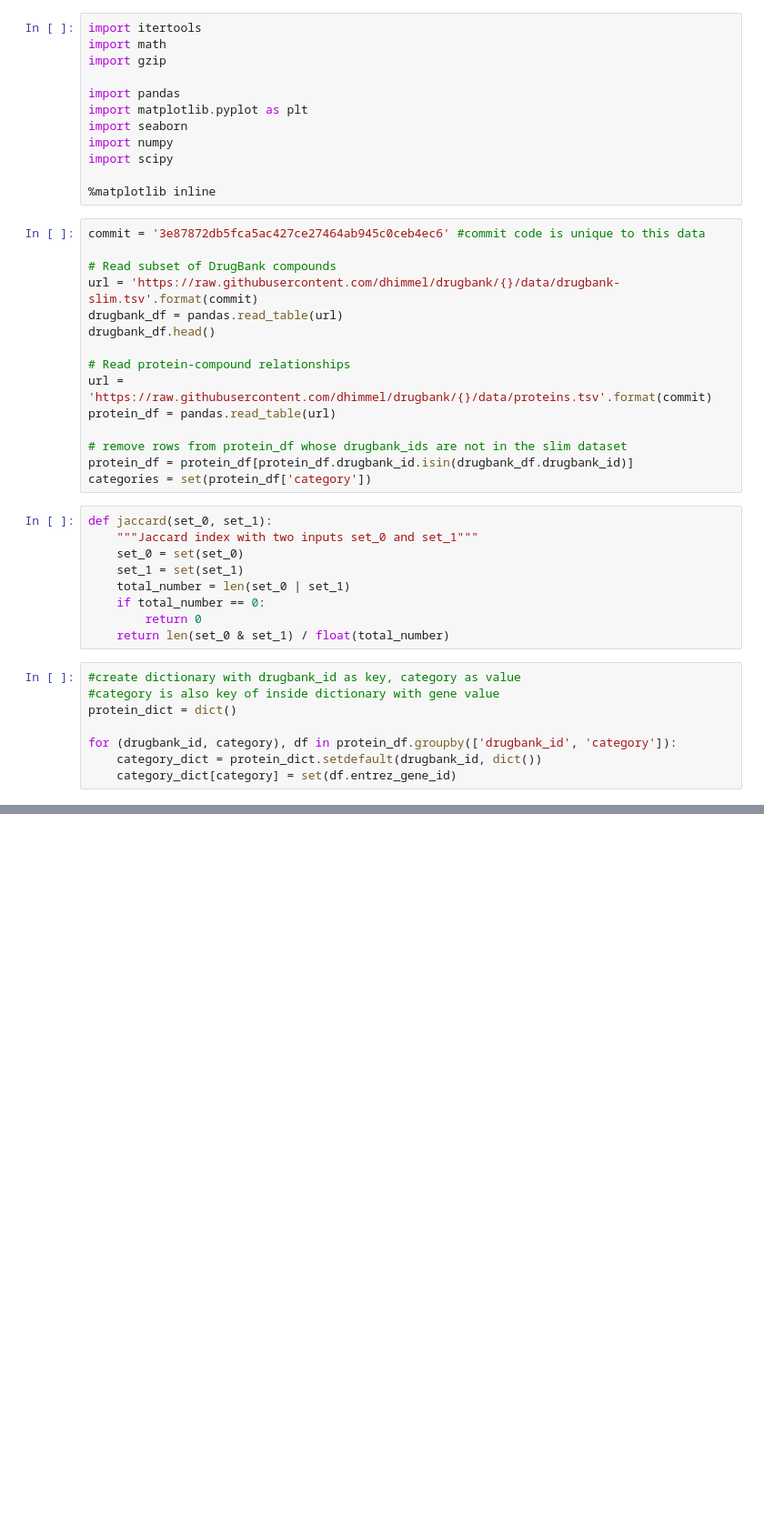
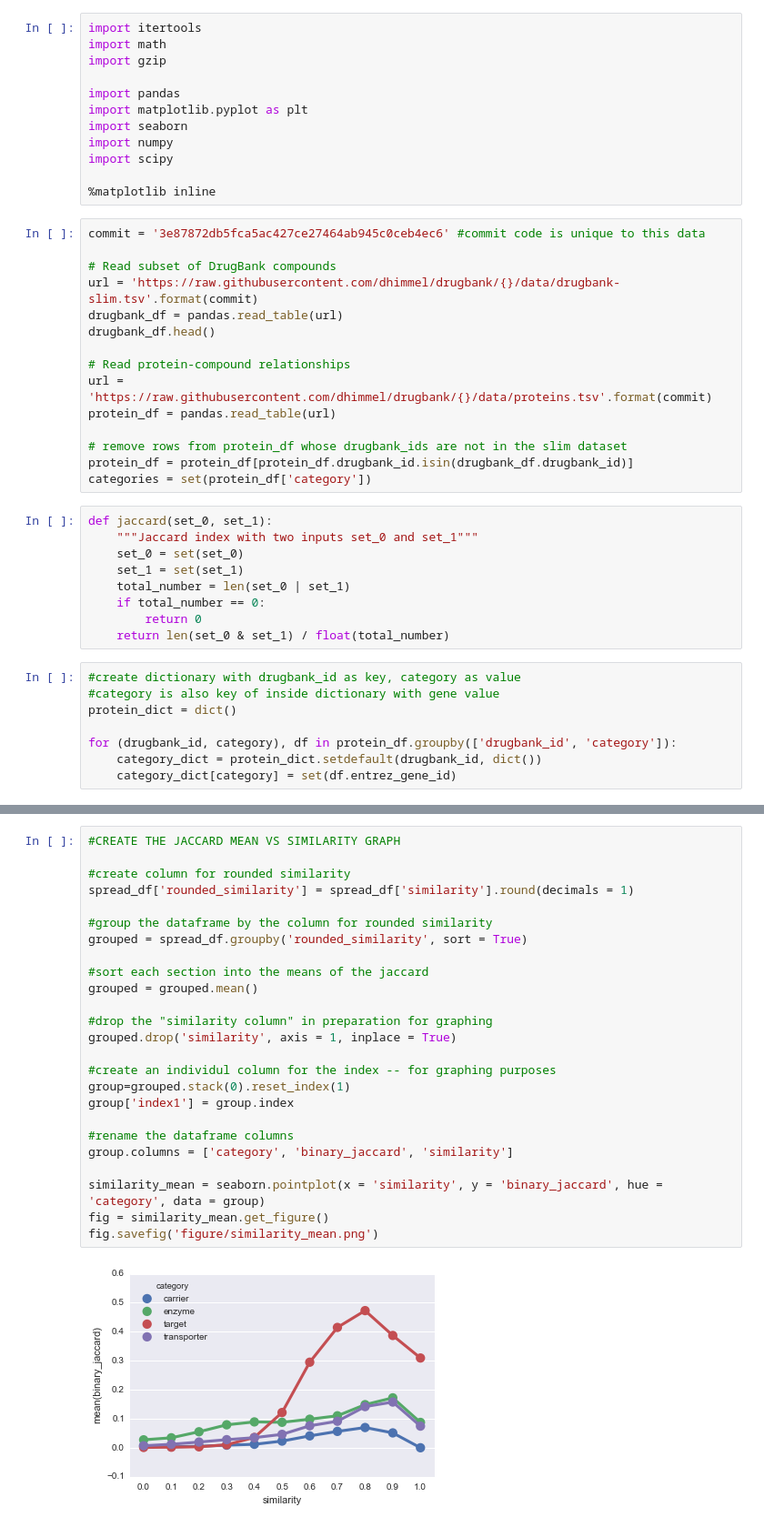
Before and after one commit to sabrinalchen/drugbank-similarity, a Jupyter notebook: similarities.ipynb, the cells around one changed output, grey strips where cells are left out. Shown at 91% size. Cells and saved outputs as stored; diff of their text form; blank space fills up the shorter version.

```diff
--- a/similarities.ipynb
+++ b/similarities.ipynb
@@ -76,0 +106,27 @@ short_spread_binary_df=spread_binary_df[list(categories)] #extract only category
+# %%
+#CREATE THE JACCARD MEAN VS SIMILARITY GRAPH
+
+#create column for rounded similarity
+spread_df['rounded_similarity'] = spread_df['similarity'].round(decimals = 1)
+
+#group the dataframe by the column for rounded similarity
+grouped = spread_df.groupby('rounded_similarity', sort = True)
+
+#sort each section into the means of the jaccard
+grouped = grouped.mean()
+
+#drop the "similarity column" in preparation for graphing
+grouped.drop('similarity', axis = 1, inplace = True)
+
+#create an individul column for the index -- for graphing purposes
+group=grouped.stack(0).reset_index(1)
+group['index1'] = group.index
+
+#rename the dataframe columns
+group.columns = ['category', 'binary_jaccard', 'similarity']
+
+similarity_mean = seaborn.pointplot(x = 'similarity', y = 'binary_jaccard', hue = 'category', data = group)
+fig = similarity_mean.get_figure()
+fig.savefig('figure/similarity_mean.png')
+# %% [output]
+[figure, added]
```
Also changed, not shown: parts of 26 cells of this notebook, 5 other files.
